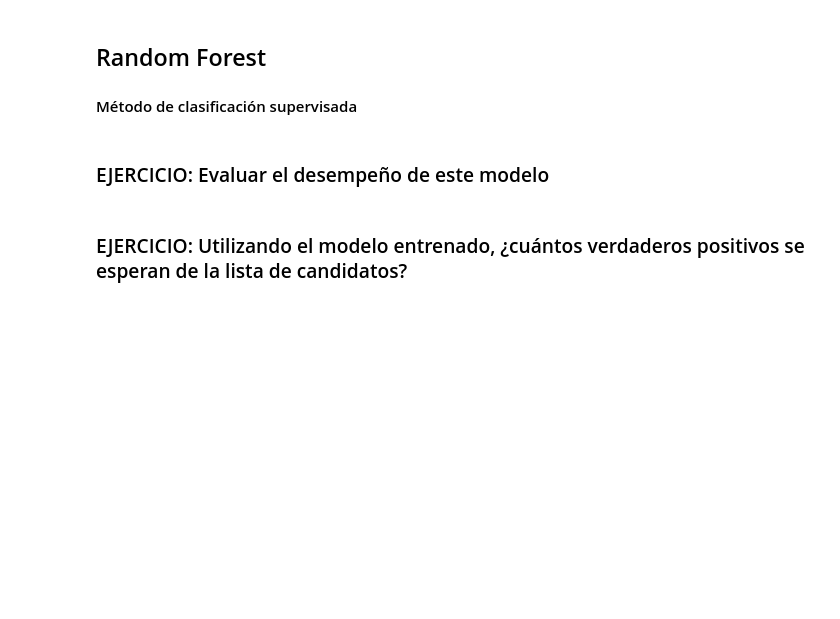
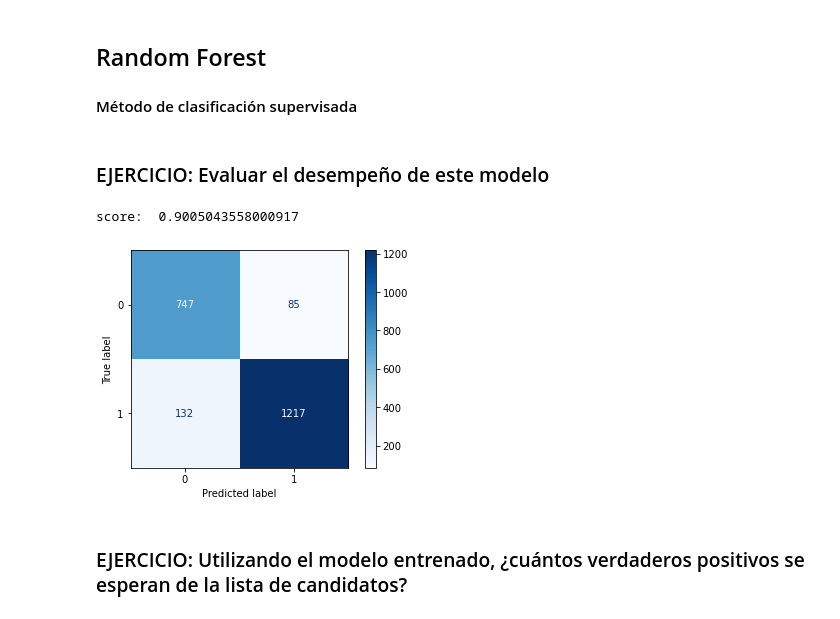
Before and after one commit to alrakomala/BeePy, a Jupyter notebook: exoplanetas.ipynb, the cells around one changed output. Cells and saved outputs as stored; diff of their text form; code cells hidden in the pictures; blank space fills up the shorter version.

```diff
--- a/exoplanetas.ipynb
+++ b/exoplanetas.ipynb
@@ -590,6 +627,14 @@ forest.fit(X_train, y_train)
 y_pred = forest.predict(X_test)
 # %% [markdown]
 ### EJERCICIO: Evaluar el desempeño de este modelo
+# %%
+print('score: ', forest.score(X_test, y_test))
+
+matriz_confusion = confusion_matrix(y_test, y_pred)
+ConfusionMatrixDisplay(matriz_confusion).plot(cmap=plt.cm.Blues);
+# %% [output]
+score:  0.9005043558000917
+[figure, added]
 # %% [markdown]
 ### EJERCICIO: Utilizando el modelo entrenado, ¿cuántos verdaderos positivos se esperan de la lista de candidatos?
 # %% [markdown]
```
Also changed, not shown: parts of 4 cells of this notebook.
